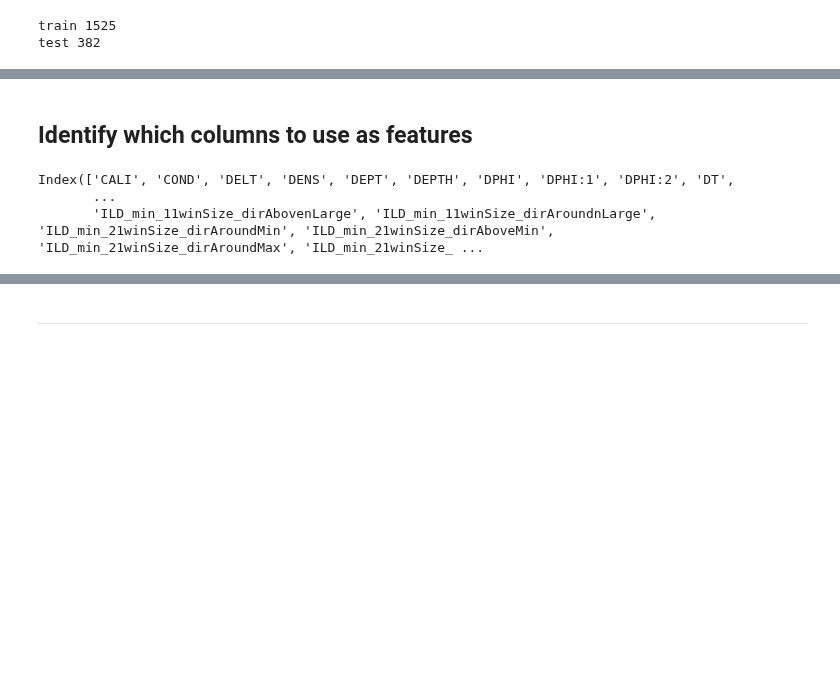
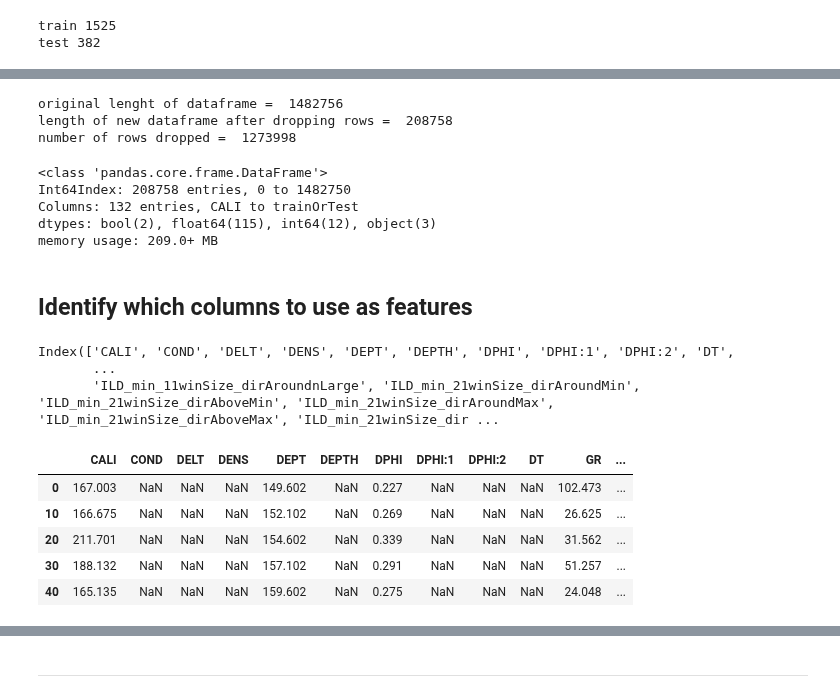
Before and after one commit to JustinGOSSES/MannvilleGroup_Strat_Hackathon, a Jupyter notebook: notebooks_2018/modular_redo/Machine_Learning/Machine_Learning_vA_20170726.ipynb, the cells around one changed output, grey strips where cells are left out. Drawn from its saved outputs; the diff is of its cells as text; code cells hidden in the pictures; blank space fills up the shorter version.

```diff
--- a/notebooks_2018/modular_redo/Machine_Learning/Machine_Learning_vA_20170726.ipynb
+++ b/notebooks_2018/modular_redo/Machine_Learning/Machine_Learning_vA_20170726.ipynb
@@ -94,12 +154,35 @@ test 382
+# %%
+df_all_Col_preSplit_wTrainTest_ClassBalanced = dropsRowsWithMatchClassAndDeptRemainderIsZero(df_all_Col_preSplit_wTrainTest,'cat_isTopMcMrNearby_known',7,0)
+# %% [output]
+original lenght of dataframe =  1482756
+length of new dataframe after dropping rows =  208758
+number of rows dropped =  1273998
+# %%
+df_all_Col_preSplit_wTrainTest_ClassBalanced.info()
+# %% [output]
+<class 'pandas.core.frame.DataFrame'>
+Int64Index: 208758 entries, 0 to 1482750
+Columns: 132 entries, CALI to trainOrTest
+dtypes: bool(2), float64(115), int64(12), object(3)
+memory usage: 209.0+ MB
 # %% [markdown]
 ## Identify which columns to use as features
 # %%
-col_list = df_all_Col_preSplit.columns
+col_list = df_all_Col_preSplit_wTrainTest_ClassBalanced.columns
 print(col_list)
 # %% [output]
 Index(['CALI', 'COND', 'DELT', 'DENS', 'DEPT', 'DEPTH', 'DPHI', 'DPHI:1', 'DPHI:2', 'DT',
        ...
-       'ILD_min_11winSize_dirAbovenLarge', 'ILD_min_11winSize_dirAroundnLarge', 'ILD_min_21winSize_dirAroundMin', 'ILD_min_21winSize_dirAboveMin', 'ILD_min_21winSize_dirAroundMax', 'ILD_min_21winSize_ ...
+       'ILD_min_11winSize_dirAroundnLarge', 'ILD_min_21winSize_dirAroundMin', 'ILD_min_21winSize_dirAboveMin', 'ILD_min_21winSize_dirAroundMax', 'ILD_min_21winSize_dirAboveMax', 'ILD_min_21winSize_dir ...
+# %%
+df_all_Col_preSplit_wTrainTest_ClassBalanced.head()
+# %% [output]
+|  | CALI | COND | DELT | DENS | DEPT | DEPTH | DPHI | DPHI:1 | DPHI:2 | DT | GR | ... |
+| 0 | 167.003 | NaN | NaN | NaN | 149.602 | NaN | 0.227 | NaN | NaN | NaN | 102.473 | ... |
+| 10 | 166.675 | NaN | NaN | NaN | 152.102 | NaN | 0.269 | NaN | NaN | NaN | 26.625 | ... |
+| 20 | 211.701 | NaN | NaN | NaN | 154.602 | NaN | 0.339 | NaN | NaN | NaN | 31.562 | ... |
+| 30 | 188.132 | NaN | NaN | NaN | 157.102 | NaN | 0.291 | NaN | NaN | NaN | 51.257 | ... |
+| 40 | 165.135 | NaN | NaN | NaN | 159.602 | NaN | 0.275 | NaN | NaN | NaN | 24.048 | ... |
 # %%
 col_list = list(col_list)
 col_list
```
Also changed, not shown: parts of 94 cells of this notebook, 3 other files.
